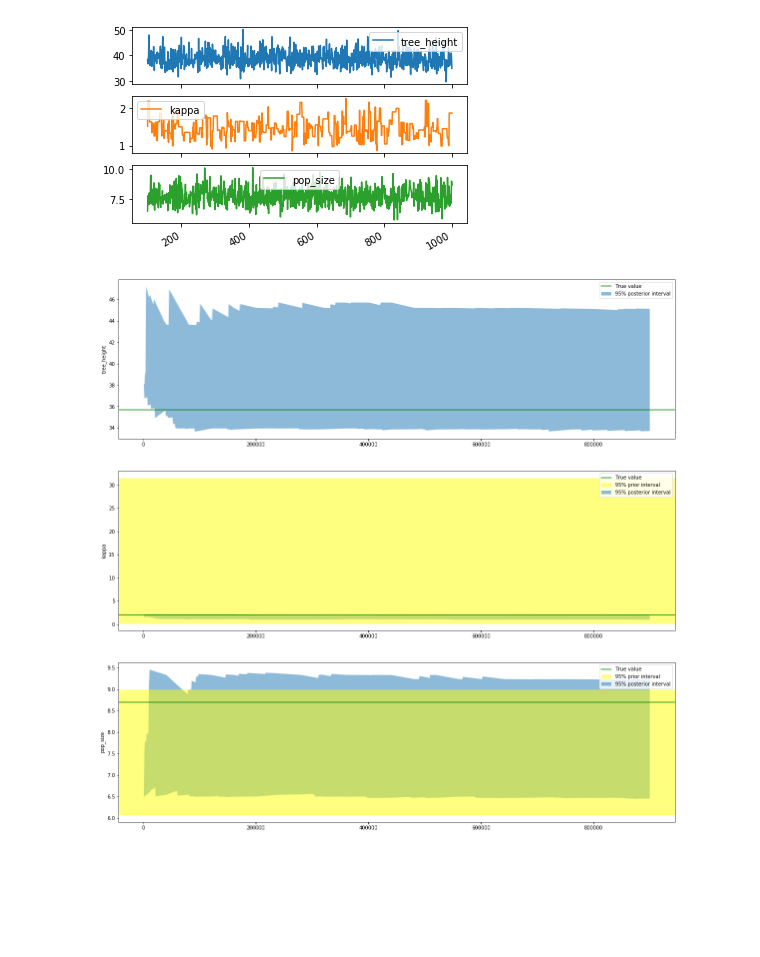
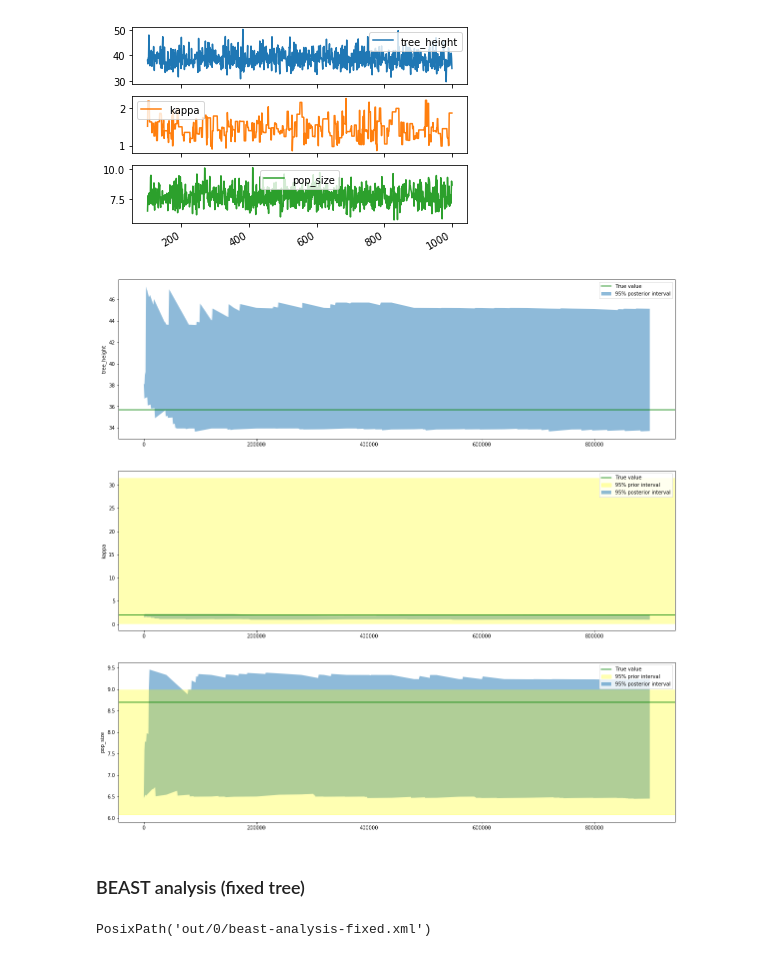
Before and after one commit to christiaanjs/pylo, a Jupyter notebook: eval/pipeline.ipynb, the cells around one changed output. Drawn from its saved outputs; the diff is of its cells as text; code cells hidden in the pictures; blank space fills up the shorter version.

```diff
--- a/eval/pipeline.ipynb
+++ b/eval/pipeline.ipynb
@@ -183,28 +185,49 @@ true_values = {
     'pop_size': pop_size,
     'kappa': config['kappa']
 }
+
+p_limits = np.array([0.025, 0.975])
 # %%
-def plot_trace_hpd(trace, xs=None):
-    n_cols = trace.shape[1]
+def get_beast_quantiles(trace, ps):
+    return np.stack([np.quantile(trace.values[:i], ps, axis=0) for i in range(1, trace.shape[0])])
+
+def plot_trace_hpd(quantiles, varnames, xs=None): # quantiles: iteration, p, var
+    n_vars = quantiles.shape[2]
     if xs is None:
-        xs = np.arange(trace.shape[0])
-    fig, axs = plt.subplots(nrows=n_cols, figsize=(20, 20))
-    p_limits = [0.025, 0.975]
-    quantiles = np.stack([np.quantile(trace.values[:i], p_limits, axis=0) for i in range(1, trace.shape[0])])
-    for j in range(n_cols):
+        xs = np.arange(quantiles.shape[0])
+    fig, axs = plt.subplots(nrows=n_vars, figsize=(20, 20))
+    for j in range(n_vars):
         ax = axs[j]
-        colname = trace.columns[j]
-        ax.set_ylabel(colname)
+        varname = varnames[j]
+        ax.set_ylabel(varname)
 
-        ax.fill_between(xs[1:], quantiles[:, 0, j], quantiles[:, 1, j], alpha=0.5, label='95% posterior interval')
+        ax.fill_between(xs, quantiles[:, 0, j], quantiles[:, 1, j], alpha=0.5, label='95% posterior interval')
 
-        if colname in config['prior_params']:
-            prior = scipy.stats.lognorm(scale=np.exp(config['prior_params'][colname]['m']), s=config['prior_params'][colname]['s'])
-            ax.axhspan(*prior.ppf(p_limits), color='yellow', alpha=0.5, label='95% prior interval')
+        if varname in config['prior_params']:
+            prior = scipy.stats.lognorm(scale=np.exp(config['prior_params'][varname]['m']), s=config['prior_params'][varname]['s'])
+            ax.axhspan(*prior.ppf(p_limits), color='yellow', alpha=0.3, label='95% prior interval')
 
-        ax.axhline(true_values[colname], color='green', label='True value')
+        ax.axhline(true_values[varname], color='green', label='True value')
 
         ax.legend()
-plot_trace_hpd(beast_trace_df, xs=np.arange(beast_trace_df.shape[0])*config['log_every'])
+plot_trace_hpd(get_beast_quantiles(beast_trace_df, p_limits), beast_trace_df.columns, xs=np.arange(beast_trace_df.shape[0] - 1)*config['log_every'])
 # %% [output]
-[figure, old version]
+[figure, new version]
+# %% [markdown]
+### BEAST analysis (fixed tree)
+# %%
+beast_fixed_out_file = 'beast-analysis-fixed.xml'
+beast_fixed_trace_file = 'beast-log-fixed.log'
+beast_fixed_tree_file = 'beast-log-fixed.trees'
+
+build_templates.build_beast_analysis(update_dict(config, estimate_topology=False),
+                                     analysis_newick,
+                                     date_trait_string,
+                                     sequence_dict,
+                                     out_file=beast_fixed_out_file,
+                                     trace_file=beast_fixed_trace_file,
+                                     tree_file=beast_fixed_tree_file
+                                    )
+#run_beast(build_templates.out_path / beast_fixed_out_file)
+# %% [output]
+PosixPath('out/0/beast-analysis-fixed.xml')
```
Also changed, not shown: parts of 10 cells of this notebook.
